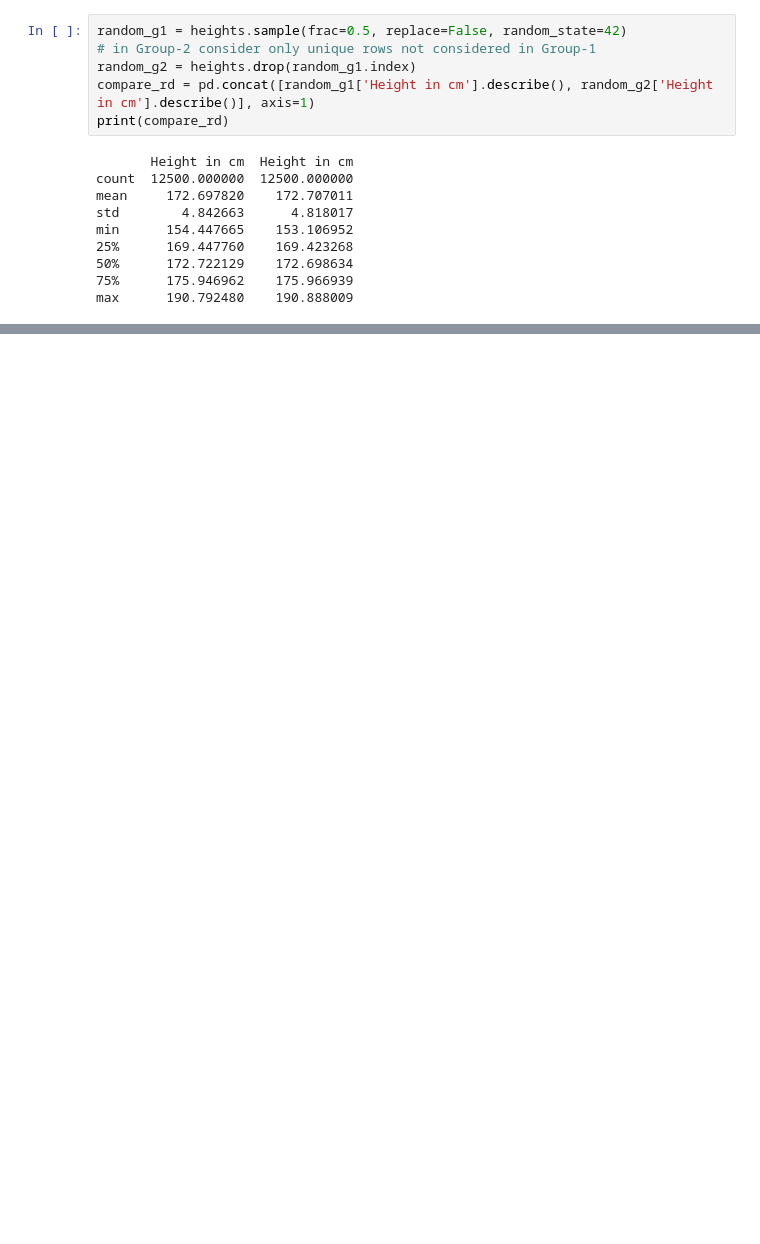
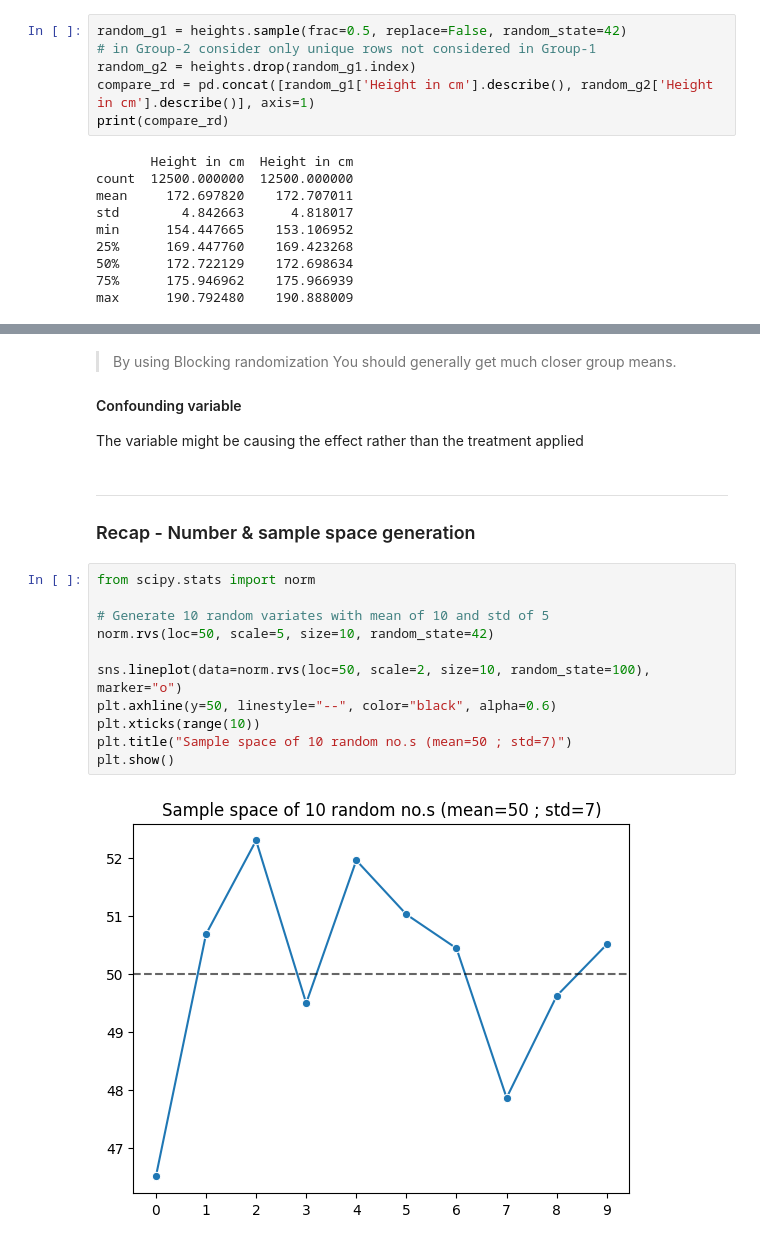
Before and after one commit to abhijeet-bhambere/python-ml-trail, a Jupyter notebook: experimental_design.ipynb, the cells around one changed output, grey strips where cells are left out. Drawn from its saved outputs; the diff is of its cells as text; blank space fills up the shorter version.

```diff
--- a/experimental_design.ipynb
+++ b/experimental_design.ipynb
@@ -89,0 +202,21 @@ Randomization makes assignment independent of the characteristics of the partici
+# %% [markdown]
+>By using Blocking randomization You should generally get much closer group means.
+
+#### Confounding variable
+The variable might be causing the effect rather than the treatment applied
+# %% [markdown]
+____
+### Recap - Number & sample space generation
+# %%
+from scipy.stats import norm
+
+# Generate 10 random variates with mean of 10 and std of 5
+norm.rvs(loc=50, scale=5, size=10, random_state=42)
+
+sns.lineplot(data=norm.rvs(loc=50, scale=2, size=10, random_state=100), marker="o")
+plt.axhline(y=50, linestyle="--", color="black", alpha=0.6)
+plt.xticks(range(10))
+plt.title("Sample space of 10 random no.s (mean=50 ; std=7)")
+plt.show()
+# %% [output]
+[figure, added]
```
Also changed, not shown: parts of 14 cells of this notebook.
